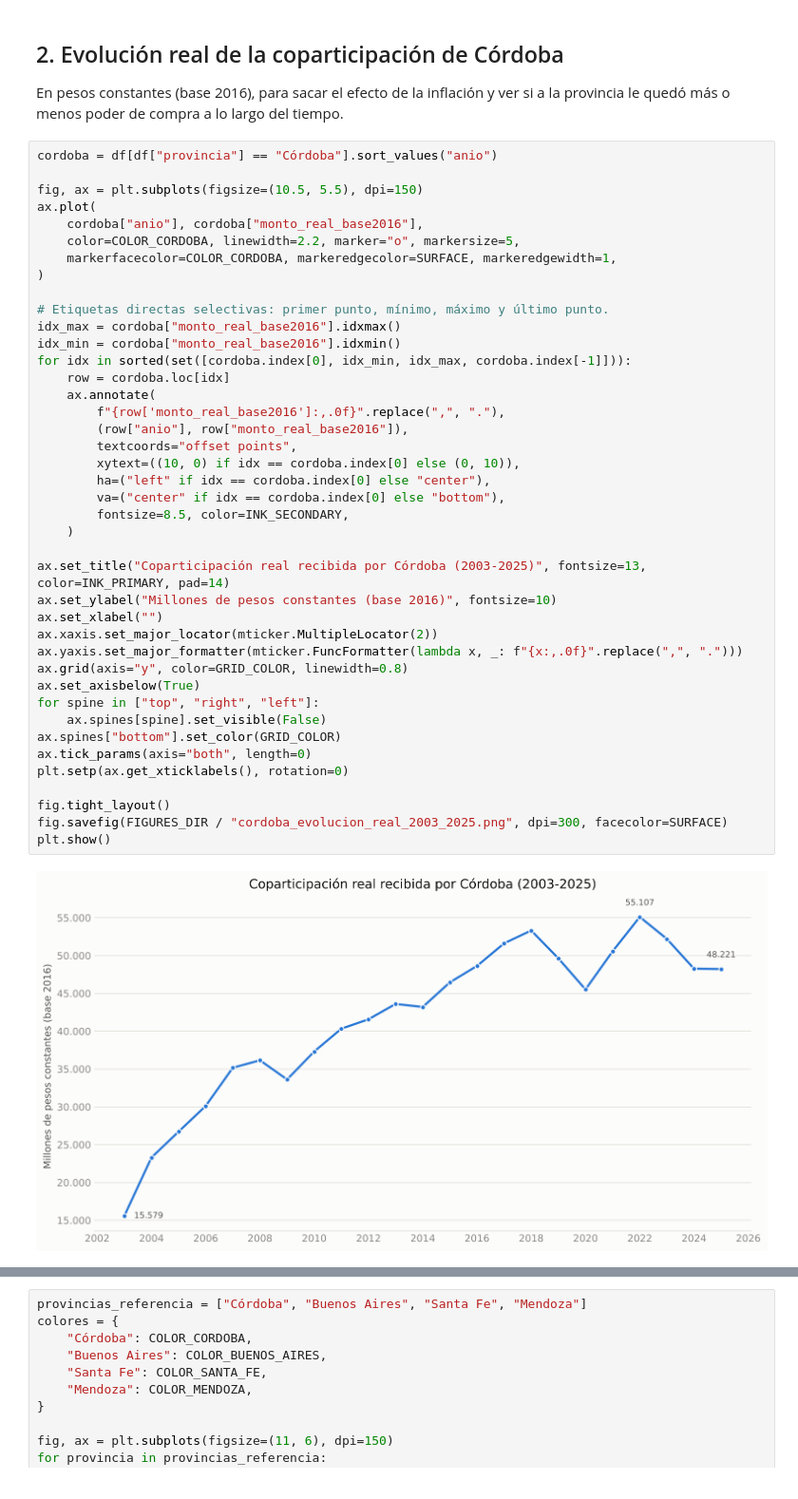
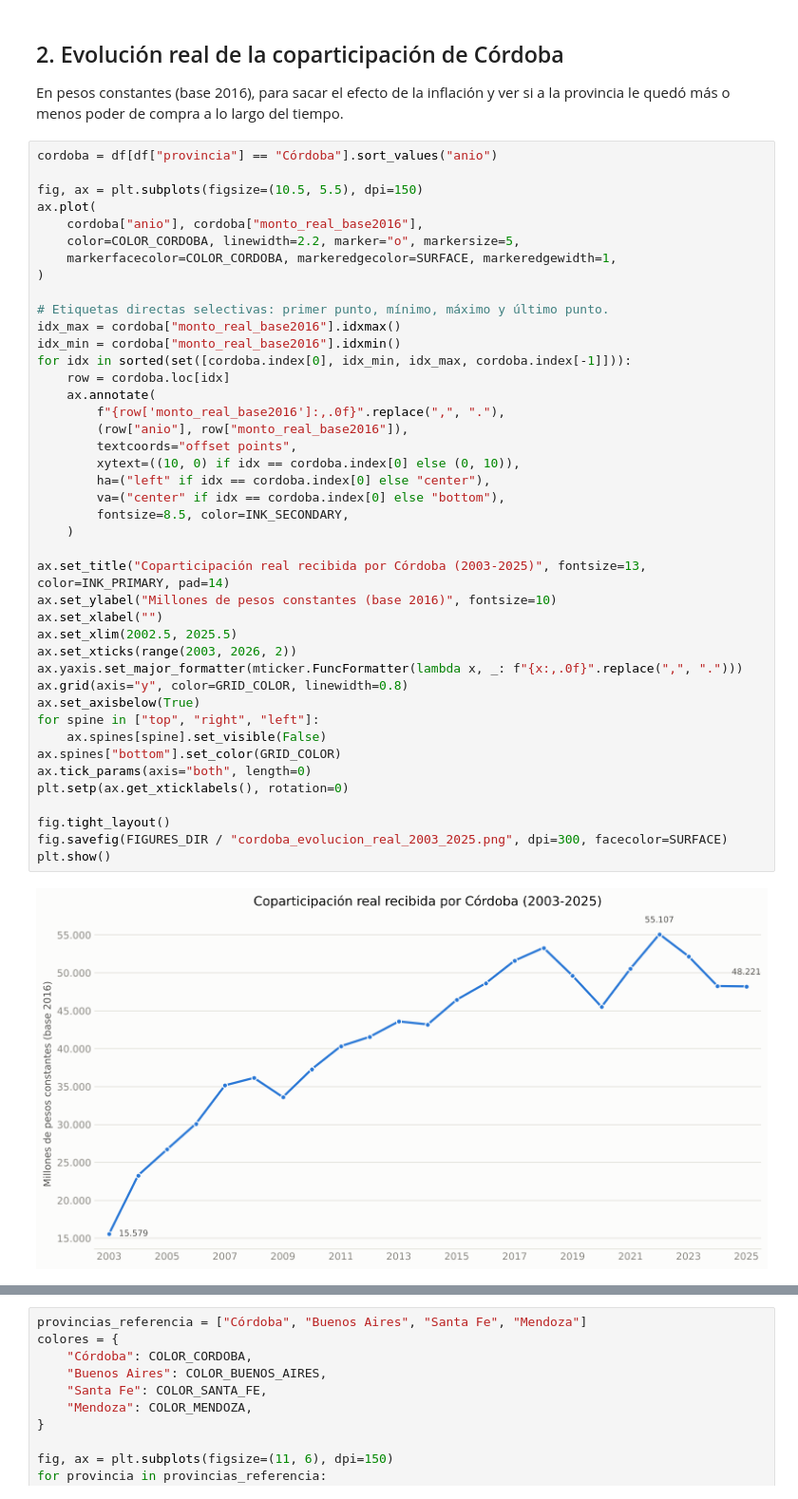
Before and after one commit to llorenzomagnano-sys/analisis-de-la-coparticipacion-federal-con-foco-en-cordoba, a Jupyter notebook: notebooks/01_serie_historica.ipynb, the cells around one changed output, grey strips where cells are left out. Shown at 95% size. Cells and saved outputs as stored; diff of their text form.

```diff
--- a/notebooks/01_serie_historica.ipynb
+++ b/notebooks/01_serie_historica.ipynb
@@ -105,35 +105,36 @@ ax.plot(
 idx_max = cordoba["monto_real_base2016"].idxmax()
 idx_min = cordoba["monto_real_base2016"].idxmin()
 for idx in sorted(set([cordoba.index[0], idx_min, idx_max, cordoba.index[-1]])):
     row = cordoba.loc[idx]
     ax.annotate(
         f"{row['monto_real_base2016']:,.0f}".replace(",", "."),
         (row["anio"], row["monto_real_base2016"]),
         textcoords="offset points",
         xytext=((10, 0) if idx == cordoba.index[0] else (0, 10)),
         ha=("left" if idx == cordoba.index[0] else "center"),
         va=("center" if idx == cordoba.index[0] else "bottom"),
         fontsize=8.5, color=INK_SECONDARY,
     )
 
 ax.set_title("Coparticipación real recibida por Córdoba (2003-2025)", fontsize=13, color=INK_PRIMARY, pad=14)
 ax.set_ylabel("Millones de pesos constantes (base 2016)", fontsize=10)
 ax.set_xlabel("")
-ax.xaxis.set_major_locator(mticker.MultipleLocator(2))
+ax.set_xlim(2002.5, 2025.5)
+ax.set_xticks(range(2003, 2026, 2))
 ax.yaxis.set_major_formatter(mticker.FuncFormatter(lambda x, _: f"{x:,.0f}".replace(",", ".")))
 ax.grid(axis="y", color=GRID_COLOR, linewidth=0.8)
 ax.set_axisbelow(True)
 for spine in ["top", "right", "left"]:
     ax.spines[spine].set_visible(False)
 ax.spines["bottom"].set_color(GRID_COLOR)
 ax.tick_params(axis="both", length=0)
 plt.setp(ax.get_xticklabels(), rotation=0)
 
 fig.tight_layout()
 fig.savefig(FIGURES_DIR / "cordoba_evolucion_real_2003_2025.png", dpi=300, facecolor=SURFACE)
 plt.show()
 # %% [output]
-[figure, old version]
+[figure, new version]
 # %% [markdown]
 La coparticipación real de Córdoba creció fuerte entre 2003 y 2008 (recuperación
 pos-crisis 2001-2002), cayó en 2009 (crisis financiera internacional), volvió a crecer
```
Also changed, not shown: parts of 5 cells of this notebook, 20 other files.
